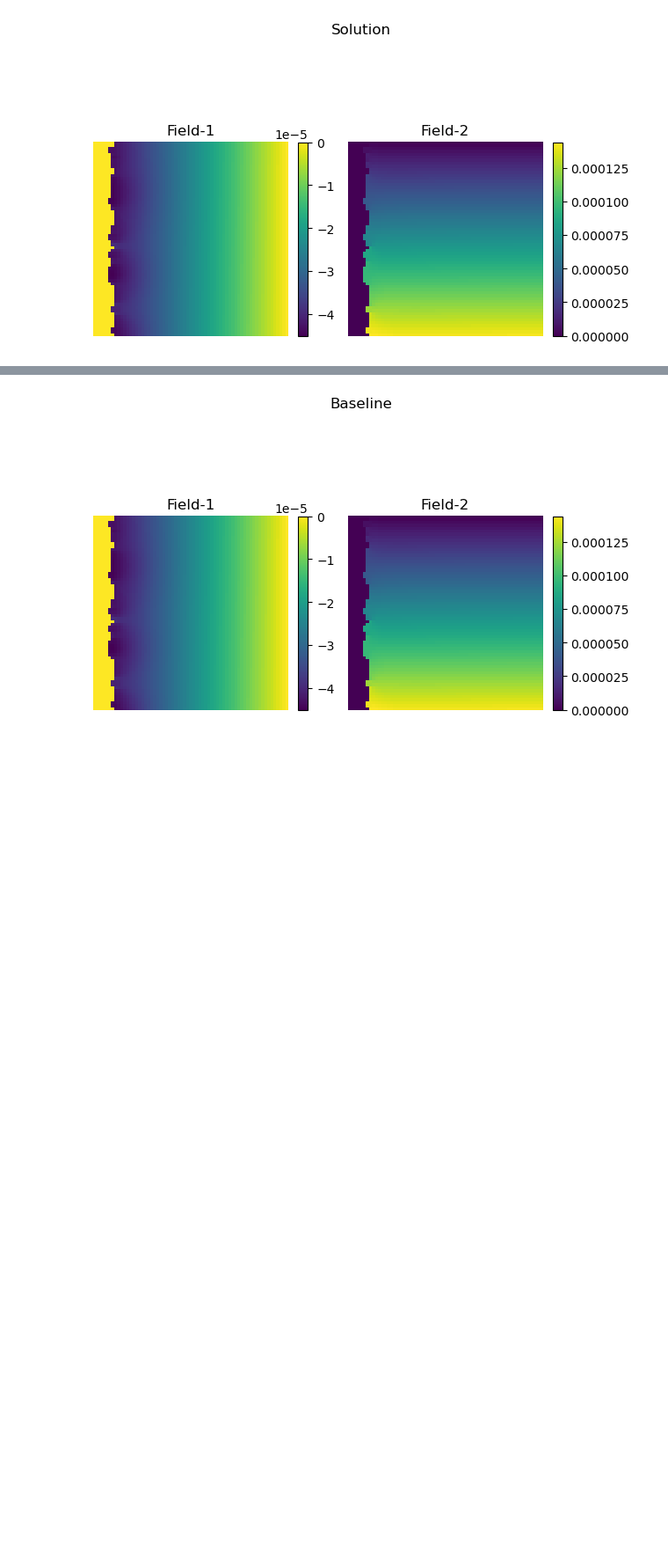
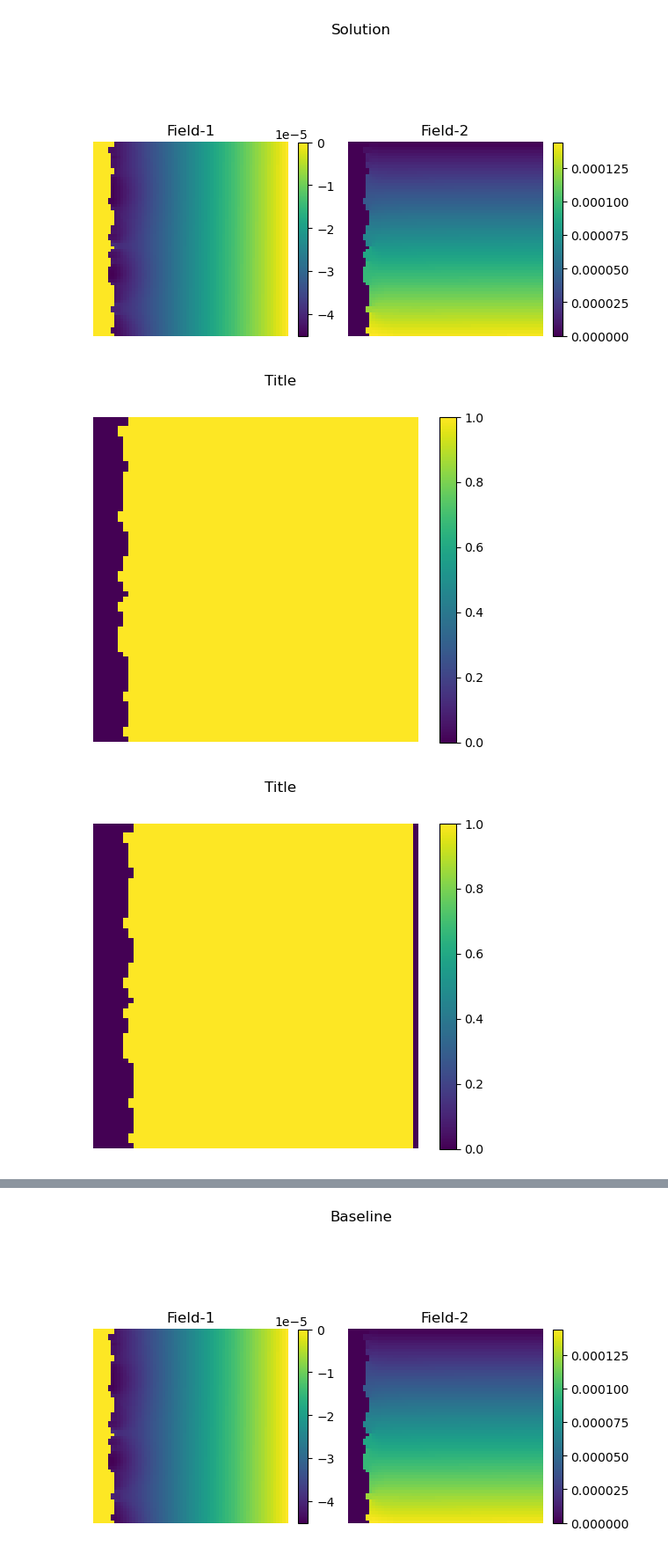
Before and after one commit to ymlasu/MFEA-Net, a Jupyter notebook: MFEANet_elastic_Ti64_test.ipynb, the cells around one changed output, grey strips where cells are left out. Shown at 88% size. Drawn from its saved outputs; the diff is of its cells as text; code cells hidden in the pictures; blank space fills up the shorter version.

Commit message:
implemented FEANet derivative

```diff
--- a/MFEANet_elastic_Ti64_test.ipynb
+++ b/MFEANet_elastic_Ti64_test.ipynb
@@ -63,3 +63,15 @@ n_elem = n_test
 ku, kf = 2, 2
 h = 0.0061*4
 grid = SingleGrid(h, n_elem, mode, device_predict)
+# %%
+from feanet.derivative import DerivativeNet
+
+dnet = DerivativeNet(1, h)
+smask = dnet.shrink_mask(mask_test.float(), 'x')
+# %%
+plot.plot_thermalfield(mask_test[k])
+plot.plot_thermalfield(smask[k])
+plot.plot_thermalfield(mask_test[k]-smask[k])
+# %% [output]
+[figure, added]
+[figure, added]
```
Also changed, not shown: parts of 2 cells of this notebook, 2 other files.
